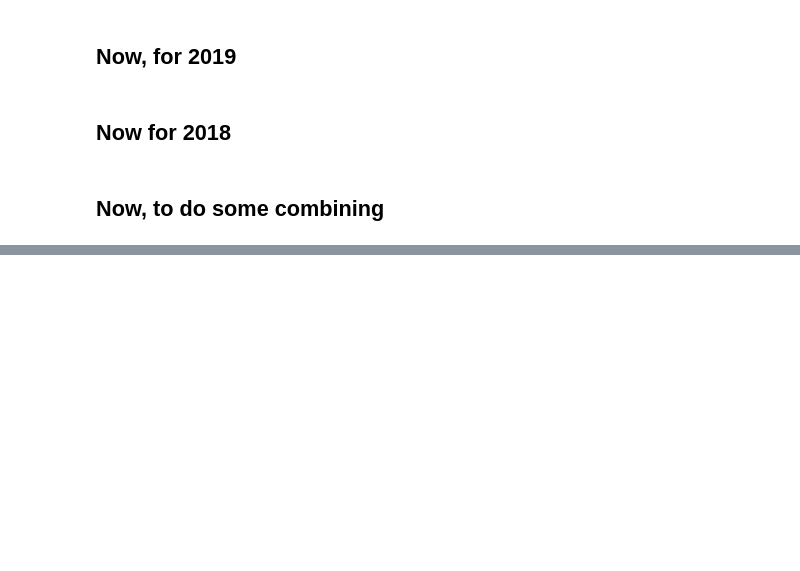
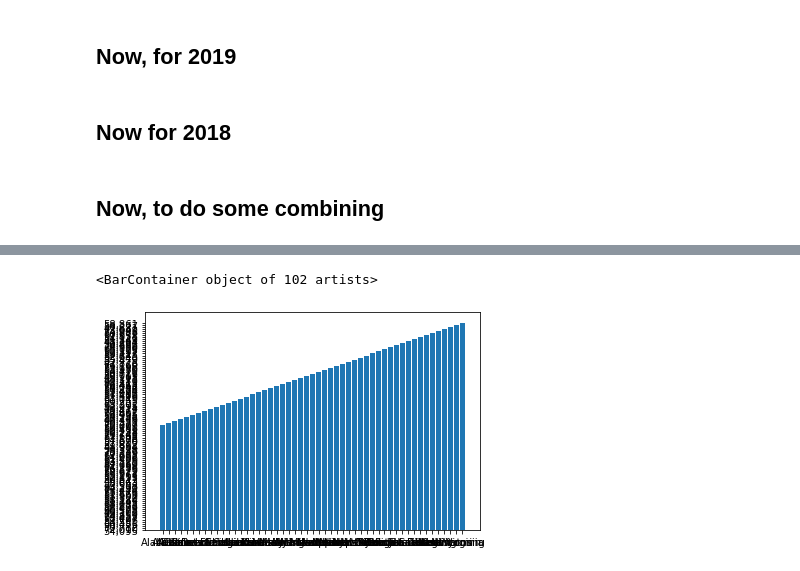
Before and after one commit to chrismack698/Nashville-Education-Data, a Jupyter notebook: notebooks/education_capstone_eda_cleaning.ipynb, the cells around one changed output, grey strips where cells are left out. Cells and saved outputs as stored; diff of their text form; code cells hidden in the pictures; blank space fills up the shorter version.

```diff
--- a/notebooks/education_capstone_eda_cleaning.ipynb
+++ b/notebooks/education_capstone_eda_cleaning.ipynb
@@ -317,0 +332,2 @@ finance_all
+# %%
+us_salaries = pd.read_csv(r'C:\Users\chris\Documents\nss-data-analytics\projects\Nashville-Education-Data\data\us_salaries.csv')
@@ -317,0 +350,2 @@ finance_all
+# %%
+cost_living = pd.read_csv(r'C:\Users\chris\Documents\nss-data-analytics\projects\Nashville-Education-Data\data\csvData.csv')
@@ -317,0 +372,2 @@ finance_all
+# %%
+cost_sal_state = us_salaries.merge(cost_living, how='left', on='State')
@@ -317,0 +376,8 @@ finance_all
+# %%
+state = cost_sal_state['State']
+sal = cost_sal_state['Salary($)']
+
+plt.bar(state, sal)
+# %% [output]
+<BarContainer object of 102 artists>
+[figure, added]
```
Also changed, not shown: parts of 23 cells of this notebook, 2 other files.
